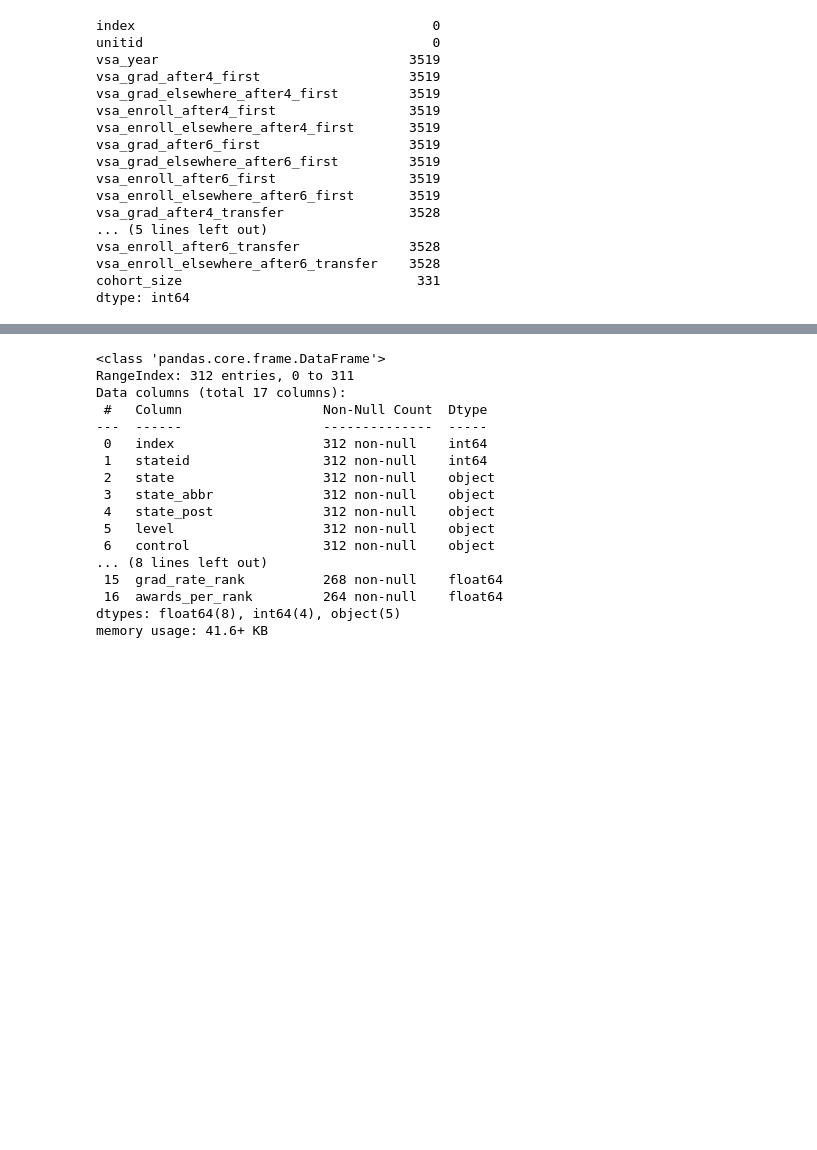
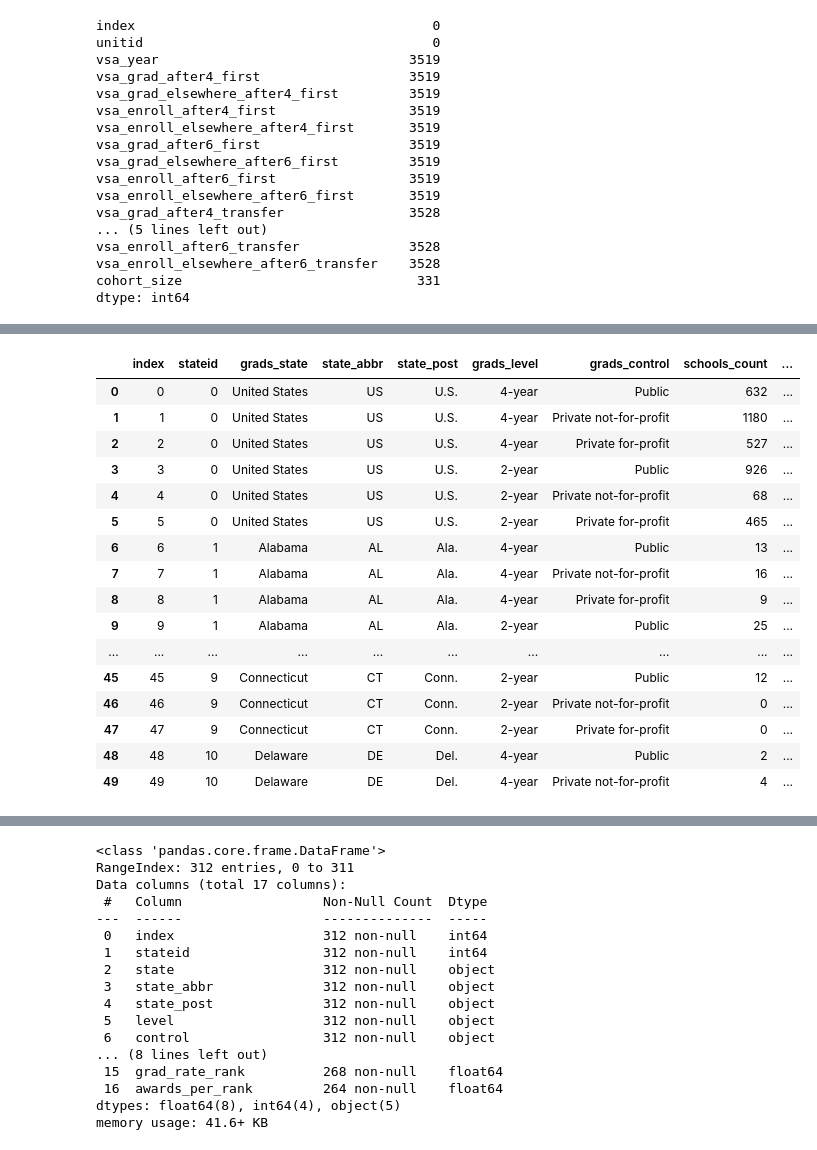
Before and after one commit to kfelds1/Final_Project, a Jupyter notebook: Project_5_Exploratory_Data_Analysis.ipynb, the cells around one changed output, grey strips where cells are left out. Saved outputs shown, nothing was run; the diff lists cells and outputs as text; code cells hidden in the pictures; blank space fills up the shorter version.

```diff
--- a/Project_5_Exploratory_Data_Analysis.ipynb
+++ b/Project_5_Exploratory_Data_Analysis.ipynb
@@ -407,6 +444,26 @@ df4.head()
 | 2 | 2 | 0 | United States | US | U.S. | 4-year | Private for-profit | 527 | NaN | ... |
 | 3 | 3 | 0 | United States | US | U.S. | 2-year | Public | 926 | NaN | ... |
 | 4 | 4 | 0 | United States | US | U.S. | 2-year | Private not-for-profit | 68 | NaN | ... |
+# %%
+df4.head(50)
+# %% [output]
+|  | index | stateid | grads_state | state_abbr | state_post | grads_level | grads_control | schools_count | ... |
+| 0 | 0 | 0 | United States | US | U.S. | 4-year | Public | 632 | ... |
+| 1 | 1 | 0 | United States | US | U.S. | 4-year | Private not-for-profit | 1180 | ... |
+| 2 | 2 | 0 | United States | US | U.S. | 4-year | Private for-profit | 527 | ... |
+| 3 | 3 | 0 | United States | US | U.S. | 2-year | Public | 926 | ... |
+| 4 | 4 | 0 | United States | US | U.S. | 2-year | Private not-for-profit | 68 | ... |
+| 5 | 5 | 0 | United States | US | U.S. | 2-year | Private for-profit | 465 | ... |
+| 6 | 6 | 1 | Alabama | AL | Ala. | 4-year | Public | 13 | ... |
+| 7 | 7 | 1 | Alabama | AL | Ala. | 4-year | Private not-for-profit | 16 | ... |
+| 8 | 8 | 1 | Alabama | AL | Ala. | 4-year | Private for-profit | 9 | ... |
+| 9 | 9 | 1 | Alabama | AL | Ala. | 2-year | Public | 25 | ... |
+| ... | ... | ... | ... | ... | ... | ... | ... | ... | ... |
+| 45 | 45 | 9 | Connecticut | CT | Conn. | 2-year | Public | 12 | ... |
+| 46 | 46 | 9 | Connecticut | CT | Conn. | 2-year | Private not-for-profit | 0 | ... |
+| 47 | 47 | 9 | Connecticut | CT | Conn. | 2-year | Private for-profit | 0 | ... |
+| 48 | 48 | 10 | Delaware | DE | Del. | 4-year | Public | 2 | ... |
+| 49 | 49 | 10 | Delaware | DE | Del. | 4-year | Private not-for-profit | 4 | ... |
 # %%
 # 4. Print last 10 rows of the dataframe using the df.tail() function.
 df4.tail(10)
```
Also changed, not shown: parts of 2 cells of this notebook, 4 other files.
